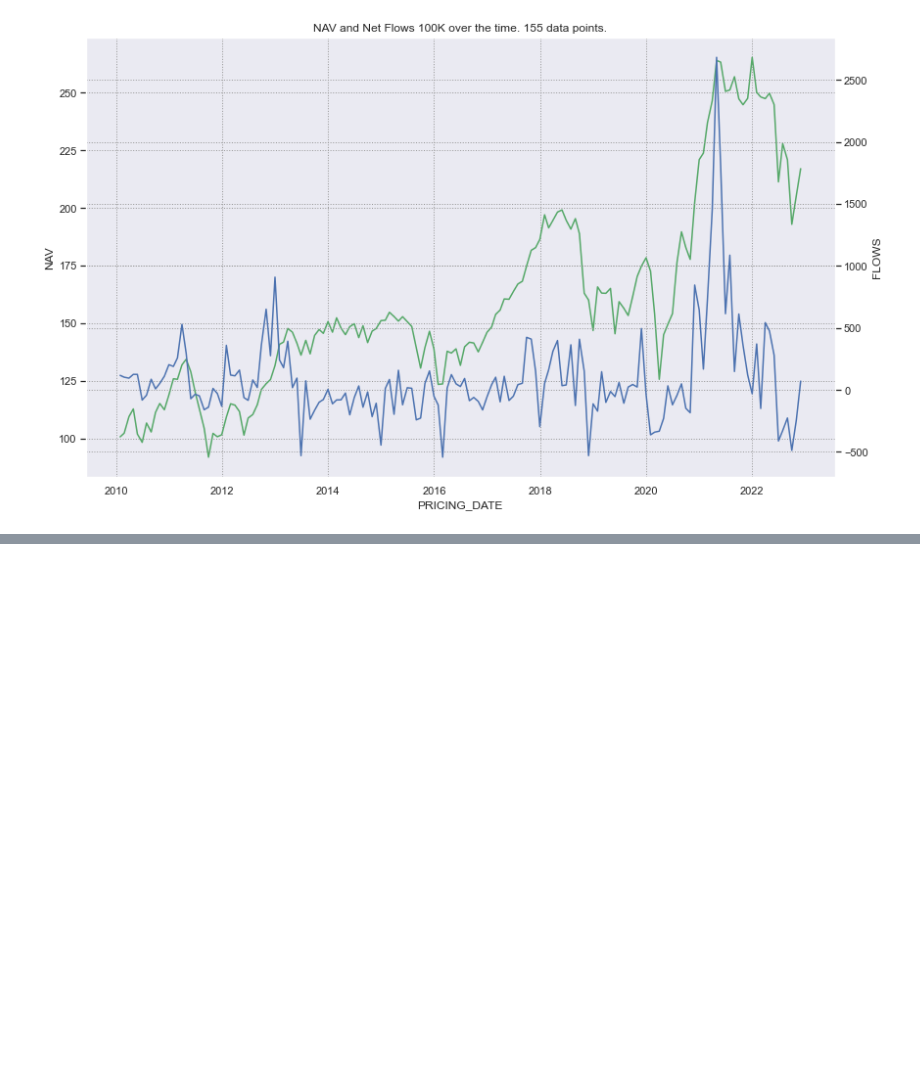
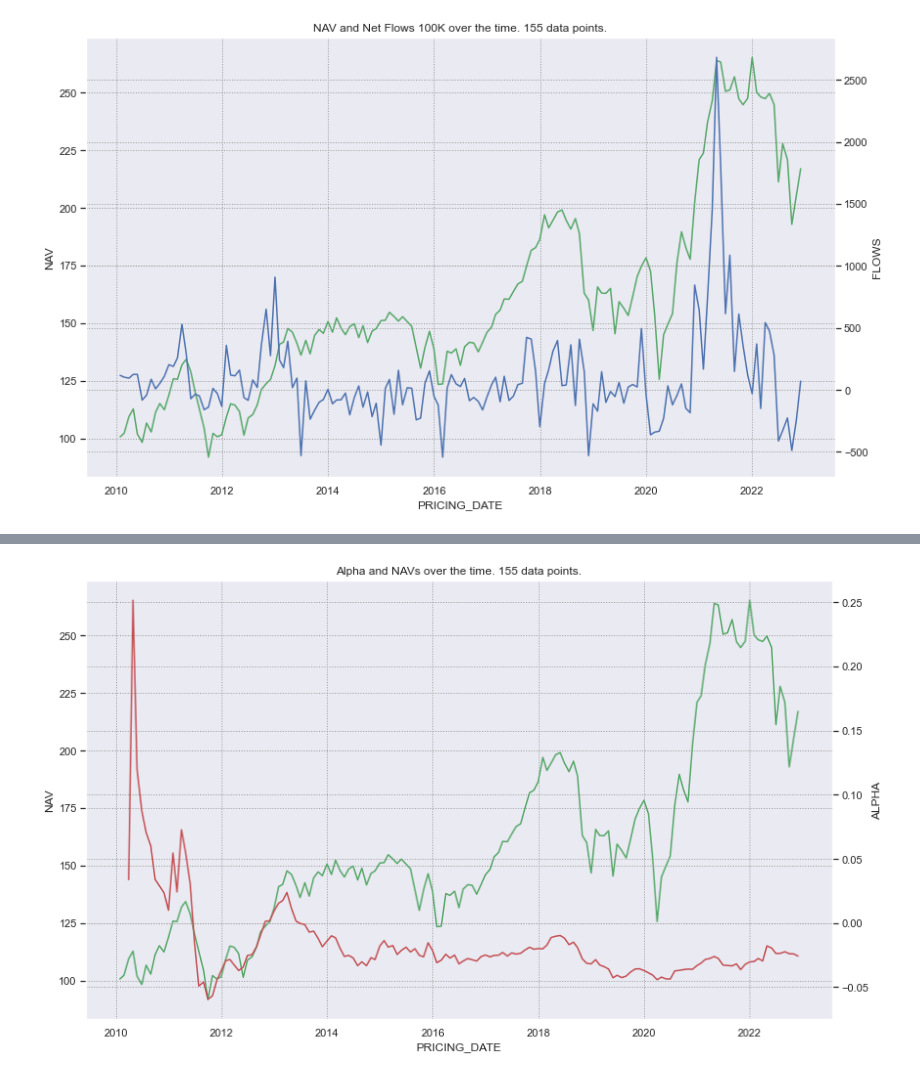
Before and after one commit to resquator/ts-flows-predictor, a Jupyter notebook: explore_data.ipynb, the cells around one changed output, grey strips where cells are left out. Cells and saved outputs as stored; diff of their text form; code cells hidden in the pictures; blank space fills up the shorter version.

```diff
--- a/explore_data.ipynb
+++ b/explore_data.ipynb
@@ -112,0 +219,11 @@ plt.show();
+# %%
+# plot the flows and the Alpha
+
+#------------------ PLOT -------------------------------
+sns.lineplot(data=df,x=df.index,y='NAV', color='g')
+ax2 = plt.twinx()
+sns.lineplot(data=df.ALPHA, color="r", ax=ax2)
+plt.title(f'Alpha and NAVs over the time. {df.shape[0]} data points.')
+plt.show();
+# %% [output]
+[figure, added]
```
Also changed, not shown: parts of 10 cells of this notebook, 4 other files.
